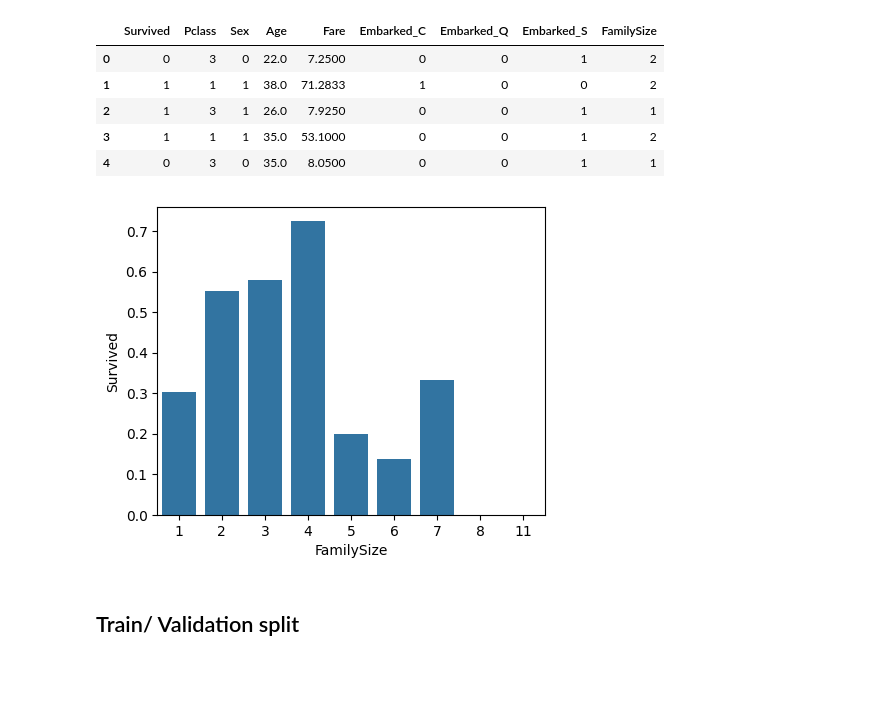
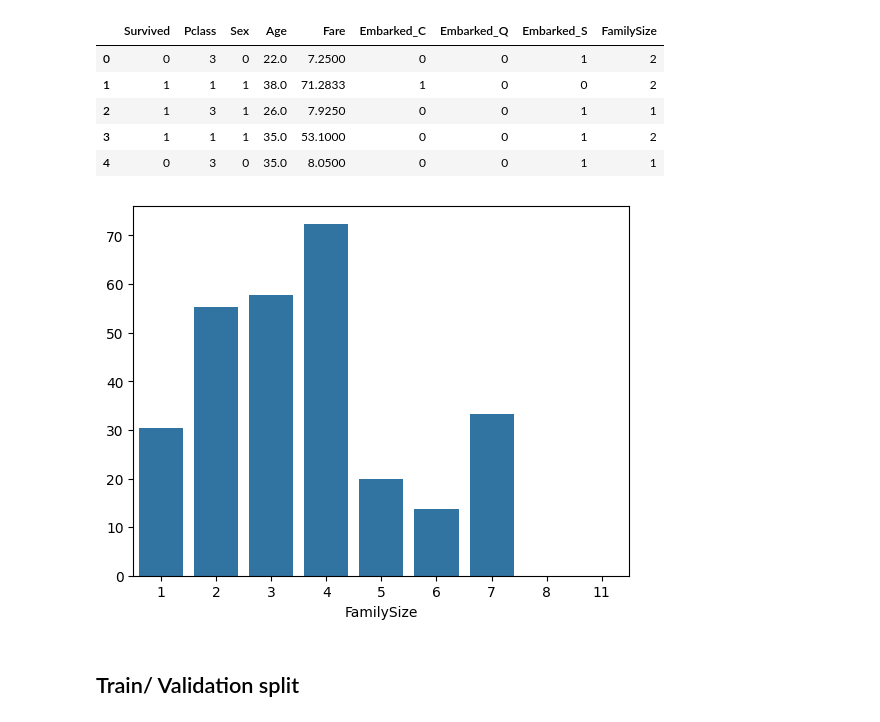
Before and after one commit to nilujafari/ML, a Jupyter notebook: titanic_survival/main.ipynb, the cells around one changed output. Saved outputs shown, nothing was run; the diff lists cells and outputs as text; code cells hidden in the pictures; blank space fills up the shorter version.

```diff
--- a/titanic_survival/main.ipynb
+++ b/titanic_survival/main.ipynb
@@ -212,11 +212,12 @@ training_data.head()
 | 3 | 1 | 1 | 1 | 35.0 | 53.1000 | 0 | 0 | 1 | 2 |
 | 4 | 0 | 3 | 0 | 35.0 | 8.0500 | 0 | 0 | 1 | 1 |
 # %%
-plt.figure(figsize=(5,4))
-sns.barplot(x='FamilySize', y='Survived', data=training_data, errorbar=None)
+# data ro bar asase family goroup bandi mikone bad mean survivedo dar har gorouh migire * 100 mikone.
+perce_survival = training_data.groupby("FamilySize")["Survived"].mean()*100
+sns.barplot(x=perce_survival.index, y=perce_survival.values)
 plt.show()
 # %% [output]
-[figure, old version]
+[figure, new version]
 # %% [markdown]
 ## Train/ Validation split
 # %%
```
Also changed, not shown: parts of 26 cells of this notebook.
